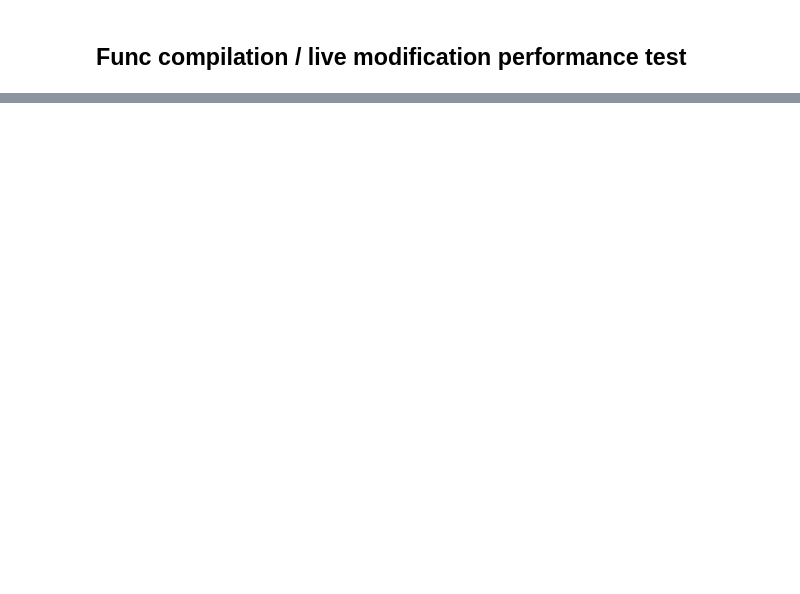
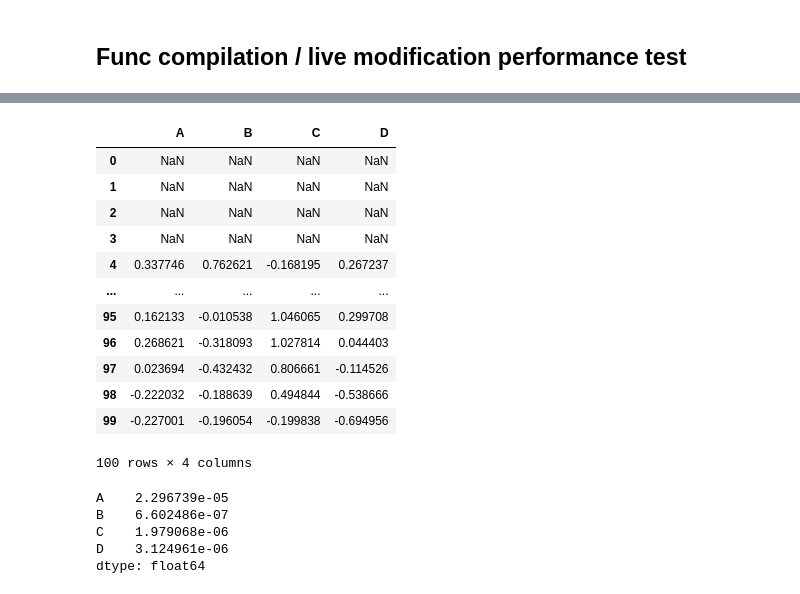
Before and after one commit to remigenet/pandopt, a Jupyter notebook: pandopt_demo_v1.ipynb, the cells around one changed output, grey strips where cells are left out. Cells and saved outputs as stored; diff of their text form; code cells hidden in the pictures; blank space fills up the shorter version.

```diff
--- a/pandopt_demo_v1.ipynb
+++ b/pandopt_demo_v1.ipynb
@@ -651,0 +671,2 @@ File "<ast>", line 2:
+# %%
+df=pd.DataFrame(data=np.random.randn(100,4), columns = ['A', 'B', 'C', 'D']).astype(np.float32)
@@ -651,0 +692,24 @@ File "<ast>", line 2:
+# %%
+df.rolling(5).mean()
+# %% [output]
+|  | A | B | C | D |
+| 0 | NaN | NaN | NaN | NaN |
+| 1 | NaN | NaN | NaN | NaN |
+| 2 | NaN | NaN | NaN | NaN |
+| 3 | NaN | NaN | NaN | NaN |
+| 4 | 0.337746 | 0.762621 | -0.168195 | 0.267237 |
+| ... | ... | ... | ... | ... |
+| 95 | 0.162133 | -0.010538 | 1.046065 | 0.299708 |
+| 96 | 0.268621 | -0.318093 | 1.027814 | 0.044403 |
+| 97 | 0.023694 | -0.432432 | 0.806661 | -0.114526 |
+| 98 | -0.222032 | -0.188639 | 0.494844 | -0.538666 |
+| 99 | -0.227001 | -0.196054 | -0.199838 | -0.694956 |
+100 rows × 4 columns
+# %%
+(df.rolling(5).mean().dropna() /
+# %% [output]
+A    2.296739e-05
+B    6.602486e-07
+C    1.979068e-06
+D    3.124961e-06
+dtype: float64
```
Also changed, not shown: parts of 39 cells of this notebook, 3 other files.
